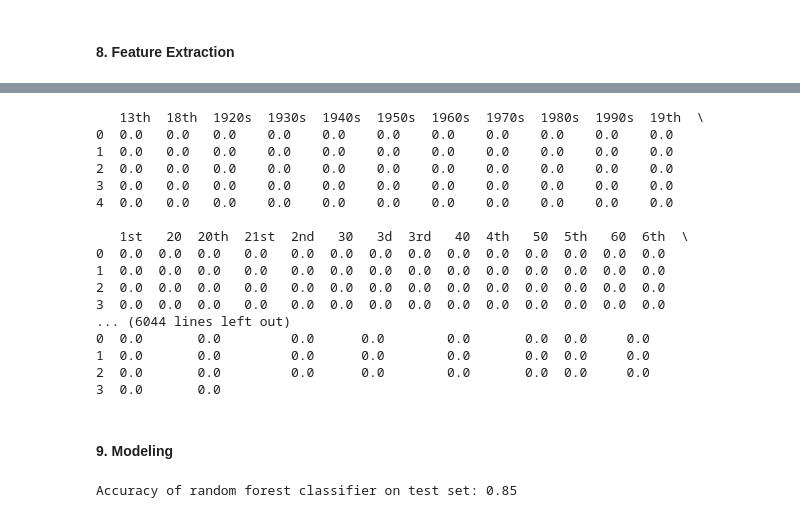
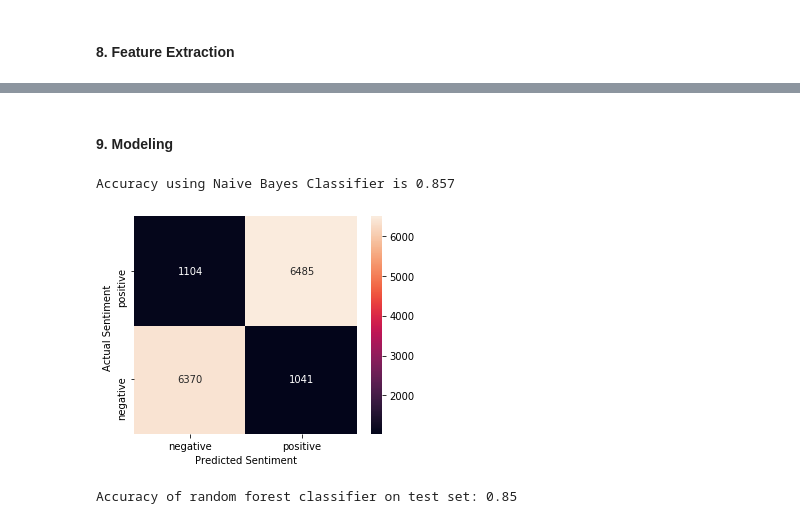
Before and after one commit to HarishPatlolla/Sentiment-Analysis-using-Natural-Language-Processing-pipeline, a Jupyter notebook: Sentiment_Analysis_IMDB_reviews.ipynb, the cells around one changed output, grey strips where cells are left out. Saved outputs shown, nothing was run; the diff lists cells and outputs as text; code cells hidden in the pictures.

```diff
--- a/Sentiment_Analysis_IMDB_reviews.ipynb
+++ b/Sentiment_Analysis_IMDB_reviews.ipynb
@@ -245,5 +266,6 @@ TF-IDF Vectors can be generated at different levels of input tokens (words, char
 # %%
 from sklearn.feature_extraction.text import TfidfVectorizer
+
 tfidf_vect = TfidfVectorizer(analyzer='word',
                              tokenizer=lambda doc: doc,
                              lowercase=False,
@@ -253,32 +275,45 @@ tfidf_vect = TfidfVectorizer(analyzer='word',
                             )
 
 processed_reviews=tfidf_vect.fit_transform(imdb['review'])
+
 processed_reviews_df = pd.DataFrame(processed_reviews.todense(),columns=tfidf_vect.get_feature_names())
-processed_reviews_df.head()
-# %% [output]
-   13th  18th  1920s  1930s  1940s  1950s  1960s  1970s  1980s  1990s  19th  \
-0  0.0   0.0   0.0    0.0    0.0    0.0    0.0    0.0    0.0    0.0    0.0
-1  0.0   0.0   0.0    0.0    0.0    0.0    0.0    0.0    0.0    0.0    0.0
-2  0.0   0.0   0.0    0.0    0.0    0.0    0.0    0.0    0.0    0.0    0.0
-3  0.0   0.0   0.0    0.0    0.0    0.0    0.0    0.0    0.0    0.0    0.0
-4  0.0   0.0   0.0    0.0    0.0    0.0    0.0    0.0    0.0    0.0    0.0
-
-   1st   20  20th  21st  2nd   30   3d  3rd   40  4th   50  5th   60  6th  \
-0  0.0  0.0  0.0   0.0   0.0  0.0  0.0  0.0  0.0  0.0  0.0  0.0  0.0  0.0
-1  0.0  0.0  0.0   0.0   0.0  0.0  0.0  0.0  0.0  0.0  0.0  0.0  0.0  0.0
-2  0.0  0.0  0.0   0.0   0.0  0.0  0.0  0.0  0.0  0.0  0.0  0.0  0.0  0.0
-3  0.0  0.0  0.0   0.0   0.0  0.0  0.0  0.0  0.0  0.0  0.0  0.0  0.0  0.0
-... (6044 lines left out)
-0  0.0       0.0         0.0      0.0        0.0       0.0  0.0     0.0
-1  0.0       0.0         0.0      0.0        0.0       0.0  0.0     0.0
-2  0.0       0.0         0.0      0.0        0.0       0.0  0.0     0.0
-3  0.0       0.0
 # %% [markdown]
 #### 9. Modeling
 # %%
 # create training and testing data set (70-30)
 from sklearn.model_selection import train_test_split
 X_train, X_test, y_train, y_test = train_test_split(processed_reviews, imdb['sentiment'], test_size=0.3,random_state=12345)
+# %%
+from sklearn import metrics
+from sklearn.naive_bayes import MultinomialNB
+
+# Instantiate a Multinomial Naive Bayes classifier: nb_classifier
+nb_classifier = MultinomialNB()
+
+# Fit the classifier to the training data
+nb_classifier.fit(X_train,y_train)
+
+# Create the predicted tags: pred
+pred = nb_classifier.predict(X_test)
+
+# Calculate the accuracy score: score
+score = metrics.accuracy_score(y_test,pred)
+print('Accuracy using Naive Bayes Classifier is ' +str(score))
+
+# Calculate the confusion matrix: cm
+cm = metrics.confusion_matrix(y_test,pred,labels=['positive','negative'])
+
+conf_matrix = confusion_matrix(y_test,pred)
+fig, ax = plt.subplots(figsize=(5,4))
+heatmap=sns.heatmap(conf_matrix,annot=True,fmt="d",xticklabels=['negative', 'positive'],
+                                                   yticklabels=['negative', 'positive'])
+ax.set_ylim([0,2])
+plt.ylabel('Actual Sentiment ')
+plt.xlabel('Predicted Sentiment')
+plt.show()
+# %% [output]
+Accuracy using Naive Bayes Classifier is 0.857
+[figure, added]
 # %%
 from sklearn.ensemble import RandomForestClassifier
 # random forest model creation
```
Also changed, not shown: parts of 5 cells of this notebook.
